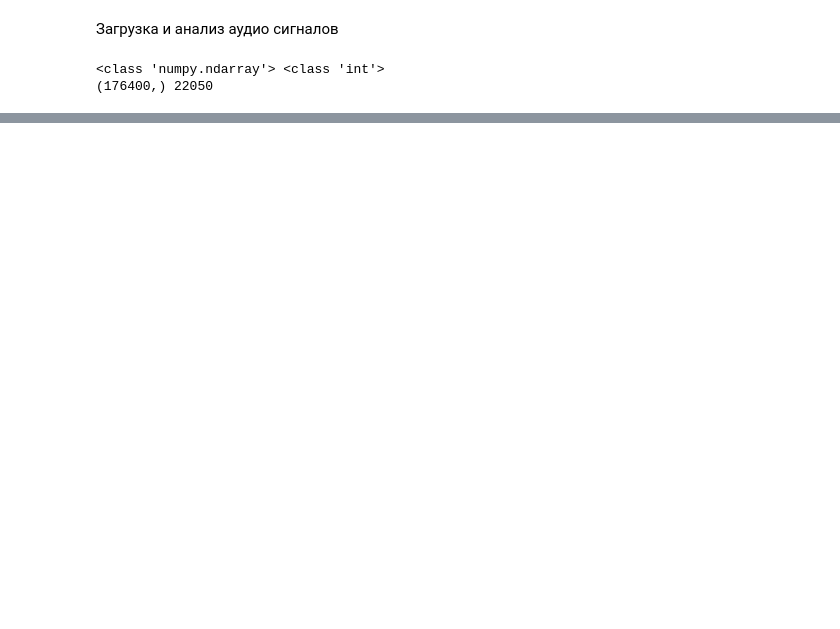
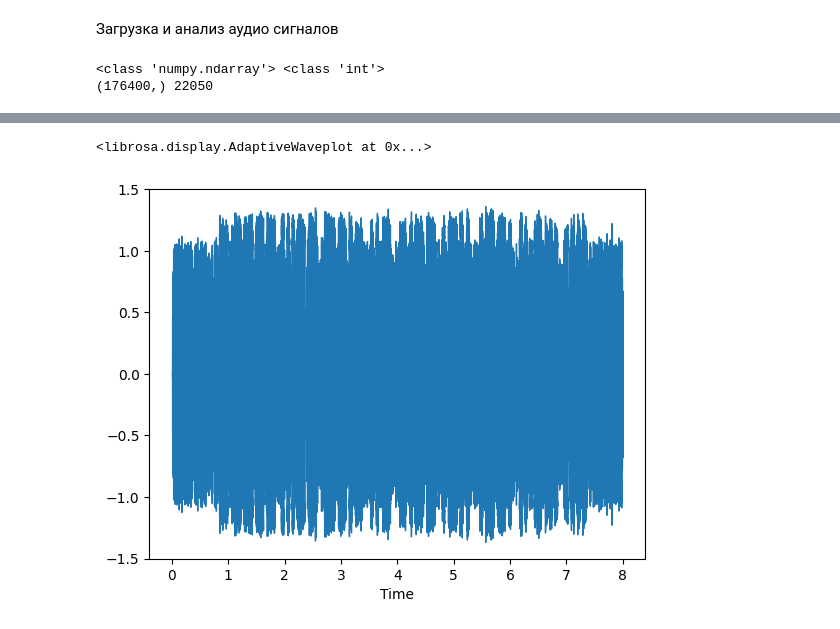
Before and after one commit to ViMasHub/FQW_2025, a Jupyter notebook: Тестовое_задание.ipynb, the cells around one changed output, grey strips where cells are left out. Drawn from its saved outputs; the diff is of its cells as text; code cells hidden in the pictures; blank space fills up the shorter version.

```diff
--- a/Тестовое_задание.ipynb
+++ b/Тестовое_задание.ipynb
@@ -26,3 +26,10 @@ print(signal.shape, sr)
 ipd.Audio(audio_file)
 # %% [output]
 [interactive output not drawn]
+# %%
+# визулизация аудиосигнала
+
+librosa.display.waveshow(signal, sr=sr)
+# %% [output]
+<librosa.display.AdaptiveWaveplot at 0x...>
+[figure, added]
```
